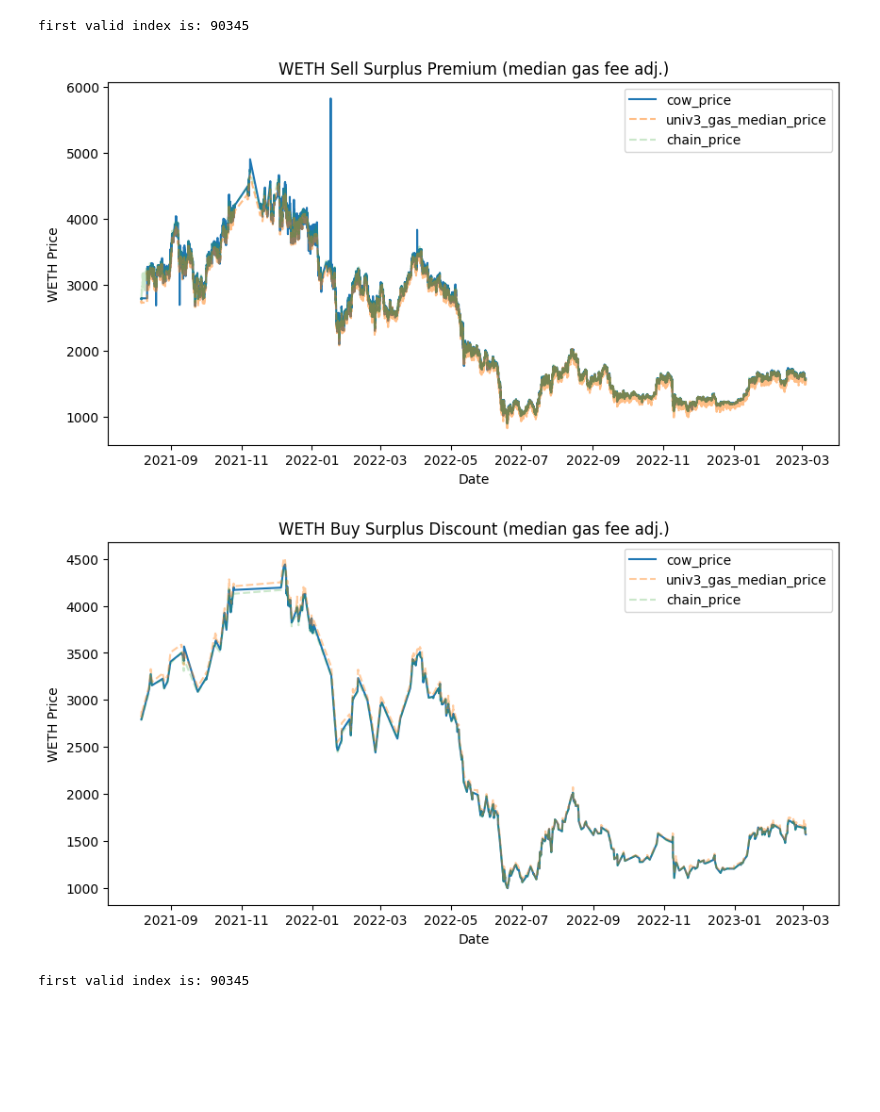
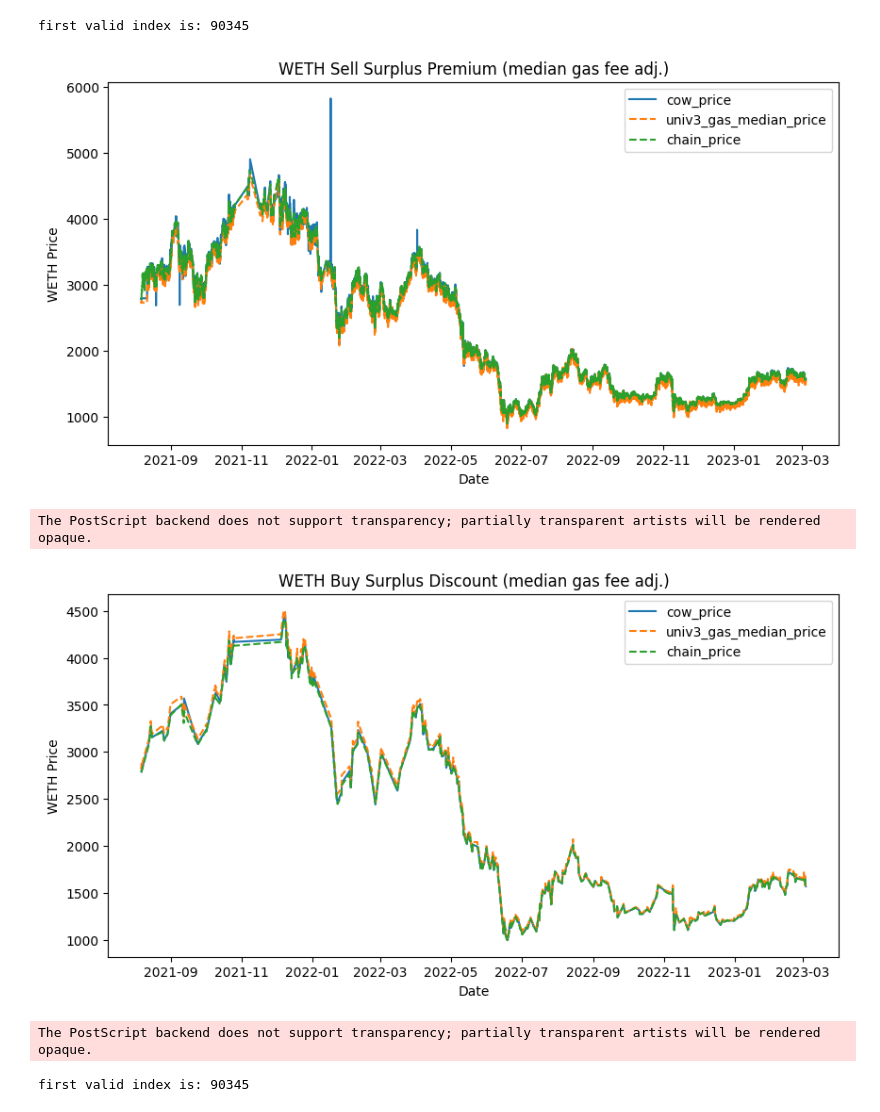
Before and after one commit to mohammed7s/Feedlot, a Jupyter notebook: pipeline/data_analysis.ipynb, the cells around one changed output. Saved outputs shown, nothing was run; the diff lists cells and outputs as text; code cells hidden in the pictures; blank space fills up the shorter version.

Commit message:
add eps chart files

```diff
--- a/pipeline/data_analysis.ipynb
+++ b/pipeline/data_analysis.ipynb
@@ -140,26 +140,27 @@ first valid index is: 90345
 # %%
 # plot prices on y axis and timestamp on x axis
 fig, ax = plt.subplots(figsize=(10, 5))
 ax.plot(sell_WETH_df['timestamp'], sell_WETH_df['cow_price'], label='cow_price')
-ax.plot(sell_WETH_df['timestamp'], sell_WETH_df['univ3_gas_median_price'], '--', alpha=.5, label='univ3_gas_median_price')
-ax.plot(sell_WETH_df['timestamp'], sell_WETH_df['chain_price'], '--', alpha=.25, label='chain_price')
+ax.plot(sell_WETH_df['timestamp'], sell_WETH_df['univ3_gas_median_price'], '--', label='univ3_gas_median_price')
+ax.plot(sell_WETH_df['timestamp'], sell_WETH_df['chain_price'], '--', label='chain_price')
 
 plt.title("WETH Sell Surplus Premium (median gas fee adj.)")
 plt.xlabel('Date')
 plt.ylabel('WETH Price')
 plt.legend()
 plt.show();
 
 # save plot as pdf
-fig.savefig('../report/diagrams/WETH_sell_surplus_premium_median_gas_fee_adj.pdf', bbox_inches='tight')
+fig.savefig('../report/diagrams/WETH_sell_surplus_premium_median_gas_fee_adj.eps', format='eps', bbox_inches='tight')
 # %% [output]
-[figure, old version]
+[figure, new version]
+The PostScript backend does not support transparency; partially transparent artists will be rendered opaque.
 # %%
 # plot prices on y axis and timestamp on x axis
 fig2, ax = plt.subplots(figsize=(10, 5))
 ax.plot(buy_WETH_df['timestamp'], buy_WETH_df['cow_price'], label='cow_price')
-ax.plot(buy_WETH_df['timestamp'], buy_WETH_df['univ3_gas_median_price'],  '--', alpha=.4, label='univ3_gas_median_price')
-ax.plot(buy_WETH_df['timestamp'], buy_WETH_df['chain_price'],  '--', alpha=.25, label='chain_price')
+ax.plot(buy_WETH_df['timestamp'], buy_WETH_df['univ3_gas_median_price'],  '--', label='univ3_gas_median_price')
+ax.plot(buy_WETH_df['timestamp'], buy_WETH_df['chain_price'],  '--', label='chain_price')
 
 plt.title("WETH Buy Surplus Discount (median gas fee adj.)")
 plt.xlabel('Date')
@@ -168,9 +169,10 @@ plt.legend()
 plt.show();
 
 # save plot as pdf
-fig2.savefig('../report/diagrams/WETH_buy_surplus_discount_median_gas_fee_adj.pdf', bbox_inches='tight')
+fig2.savefig('../report/diagrams/WETH_buy_surplus_discount_median_gas_fee_adj.eps', format='eps', bbox_inches='tight')
 # %% [output]
-[figure, old version]
+[figure, new version]
+The PostScript backend does not support transparency; partially transparent artists will be rendered opaque.
 # %%
 # first non nan value in sell_WETH_df['cow_price']
 first_valid_index_sell = sell_WETH_df['cow_price'].first_valid_index()
```
Also changed, not shown: parts of 2 cells of this notebook, 10 other files.
